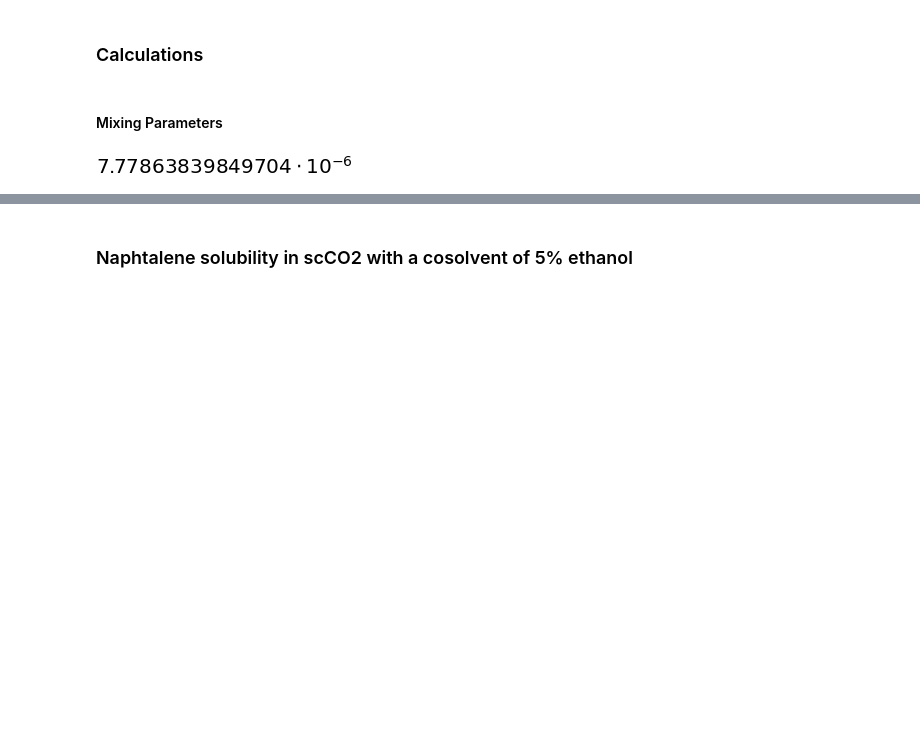
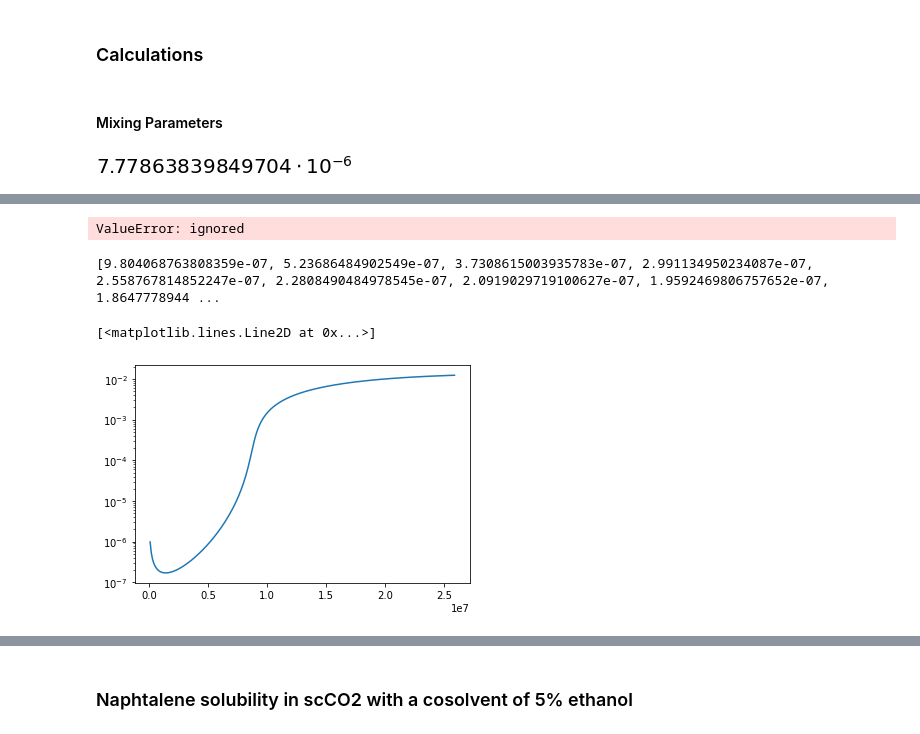
Before and after one commit to AnilOz/solubility_in_sc_CO2, a Jupyter notebook: solubility_with_cosolvents.ipynb, the cells around one changed output, grey strips where cells are left out. Saved outputs shown, nothing was run; the diff lists cells and outputs as text; code cells hidden in the pictures; blank space fills up the shorter version.

```diff
--- a/solubility_with_cosolvents.ipynb
+++ b/solubility_with_cosolvents.ipynb
@@ -130,7 +138,7 @@ find_solubility_cosol(0.05, v_solid_num, 5900000, P_sub_num, R_num, T_num, a_PRK
 counter = 0
 y_solubility = []
 for i in P_num:
-    y_final = find_solubility(v_solid_num, i, P_sub_num, R_num, T_num, a_PRK_CO2, a_PRK_naph, b_PRK_CO2, b_PRK_naph, k_num, l_num)
+    y_final = find_solubility(v_solid_num, i, P_sub_num, R_num, T_num, a_PRK_CO2, a_PRK_ibu, b_PRK_CO2, b_PRK_ibu, k_num, l_num)
     y_solubility.append(y_final)
     counter += 1
     print(counter)
@@ -138,0 +164,14 @@ NameError: ignored
+# %%
+write_to_excel(P_num, y_solubility,  path='ExcelFiles/y_ibu.xlsx')
+# %% [output]
+ValueError: ignored
+# %%
+print(y_solubility)
+# %% [output]
+[9.804068763808359e-07, 5.23686484902549e-07, 3.7308615003935783e-07, 2.991134950234087e-07, 2.558767814852247e-07, 2.2808490484978545e-07, 2.0919029719100627e-07, 1.9592469806757652e-07, 1.8647778944 ...
+# %%
+plt.yscale("log")
+plt.plot(P_num, y_solubility)
+# %% [output]
+[<matplotlib.lines.Line2D at 0x...>]
+[figure, added]
```
Also changed, not shown: parts of 36 cells of this notebook, 10 other files.
